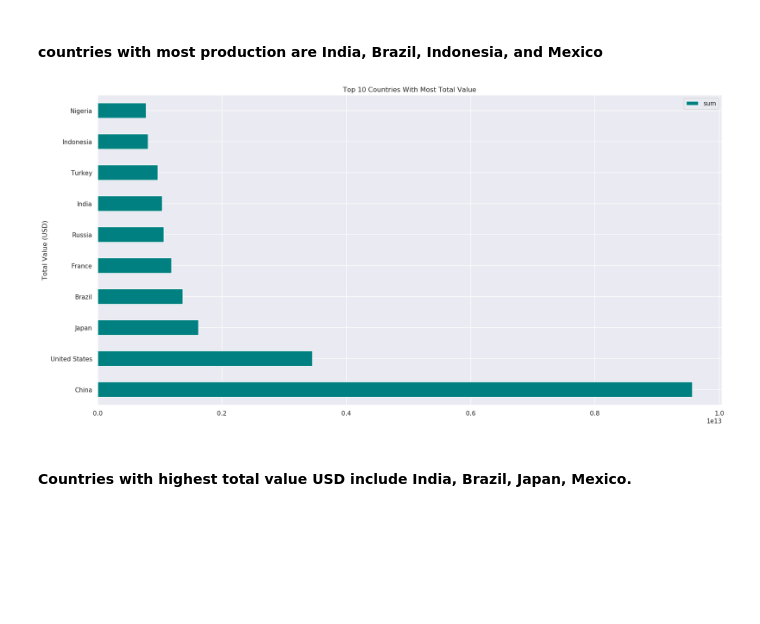
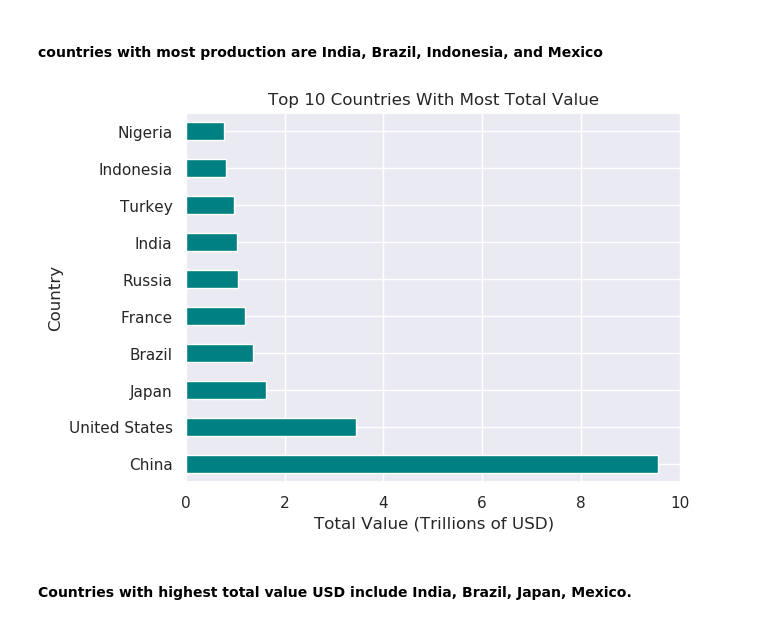
Before and after one commit to hunterblum/CloudFinal-Team1, a Jupyter notebook: Cloud_Team1.ipynb, the cells around one changed output. Cells and saved outputs as stored; diff of their text form; code cells hidden in the pictures; blank space fills up the shorter version.

```diff
--- a/Cloud_Team1.ipynb
+++ b/Cloud_Team1.ipynb
@@ -620,14 +589,18 @@ plt.show()
 # %%
 #Total value usd based on country
 usd_country = df.total_value_usd.groupby(df['area']).sum().astype(int).reset_index(name="sum")
 usd_country = usd_country.sort_values(by=['sum'], ascending=False).head(10)
 
-usd_country.head()
+usd_country2 = usd_country
+usd_country2['sum'] = usd_country2['sum']/1_000_000_000_000
+usd_country2.plot(kind='barh', title= 'Top 10 Countries With Most Total Value', x=('area'), y = ('sum'),
+                 color = 'teal', legend = None)
 
-usd_country.plot(kind='barh', figsize=(20,10), title= 'Top 10 Countries With Most Total Value', x=('area'), y = ('sum'), xlabel='Total Value (USD)', ylabel='Country', color = 'teal')
+plt.ylabel('Country')
+plt.xlabel('Total Value (Trillions of USD)')
 plt.show()
 # %% [output]
-[figure, old version]
+[figure, new version]
 # %% [markdown]
 #### Countries with highest total value USD include India, Brazil, Japan, Mexico.
 # %% [markdown]
```
Also changed, not shown: parts of 22 cells of this notebook.
